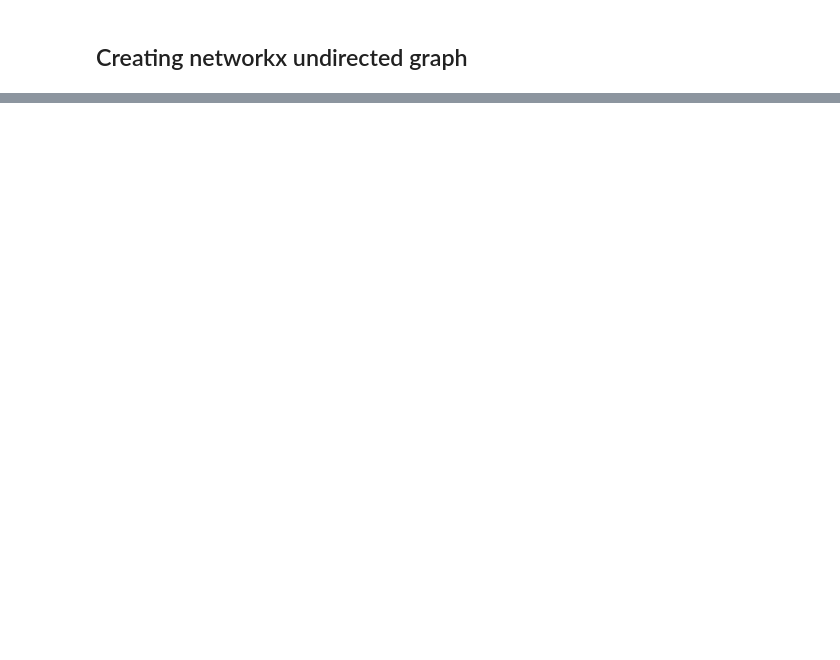
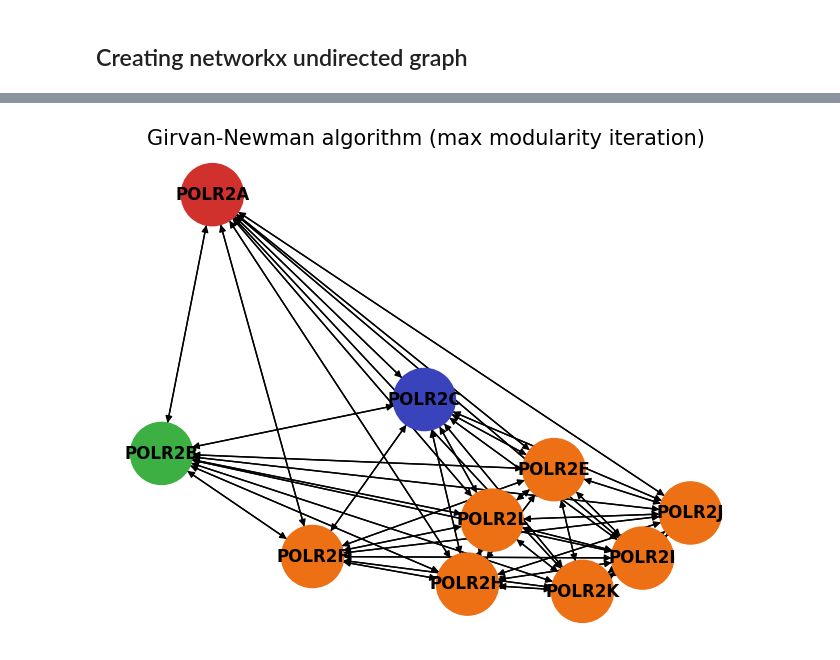
Before and after one commit to 2Echoes/Sequential_Fish, a Jupyter notebook: analysis/testing_notebooks/graphs.ipynb, the cells around one changed output, grey strips where cells are left out. Saved outputs shown, nothing was run; the diff lists cells and outputs as text; code cells hidden in the pictures; blank space fills up the shorter version.

```diff
--- a/analysis/testing_notebooks/graphs.ipynb
+++ b/analysis/testing_notebooks/graphs.ipynb
@@ -426,0 +450,17 @@ number of clique : 10
+# %%
+iteration_index = np.argmax(modularities)
+communities = communities_memory[iteration_index]
+# %%
+from pbwrap.plot.utils import get_colors_list
+color_list = get_colors_list(len(communities), remove_black=True)
+
+for community, color in zip(communities, color_list) :
+    for node in community :
+        interaction_graph.nodes[node]['color'] = color
+
+color_list = [data[1] for data in interaction_graph.nodes(data='color')]
+nx.draw(interaction_graph, node_color = color_list, with_labels=True,font_weight="bold", node_size=2000)
+plt.title("Girvan-Newman algorithm (max modularity iteration)", fontdict={"size" : 15})
+plt.show()
+# %% [output]
+[figure, added]
```
Also changed, not shown: parts of 40 cells of this notebook.
